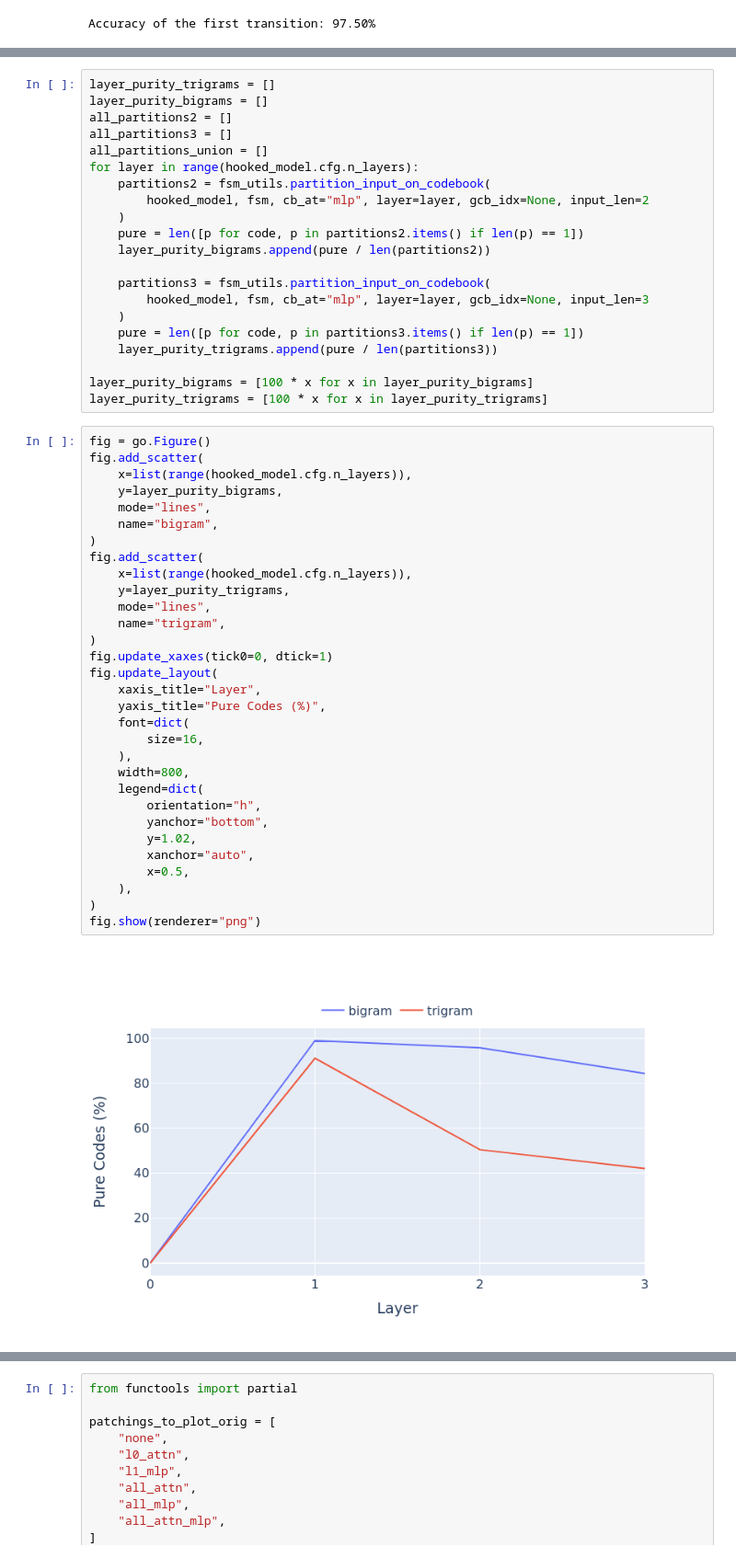
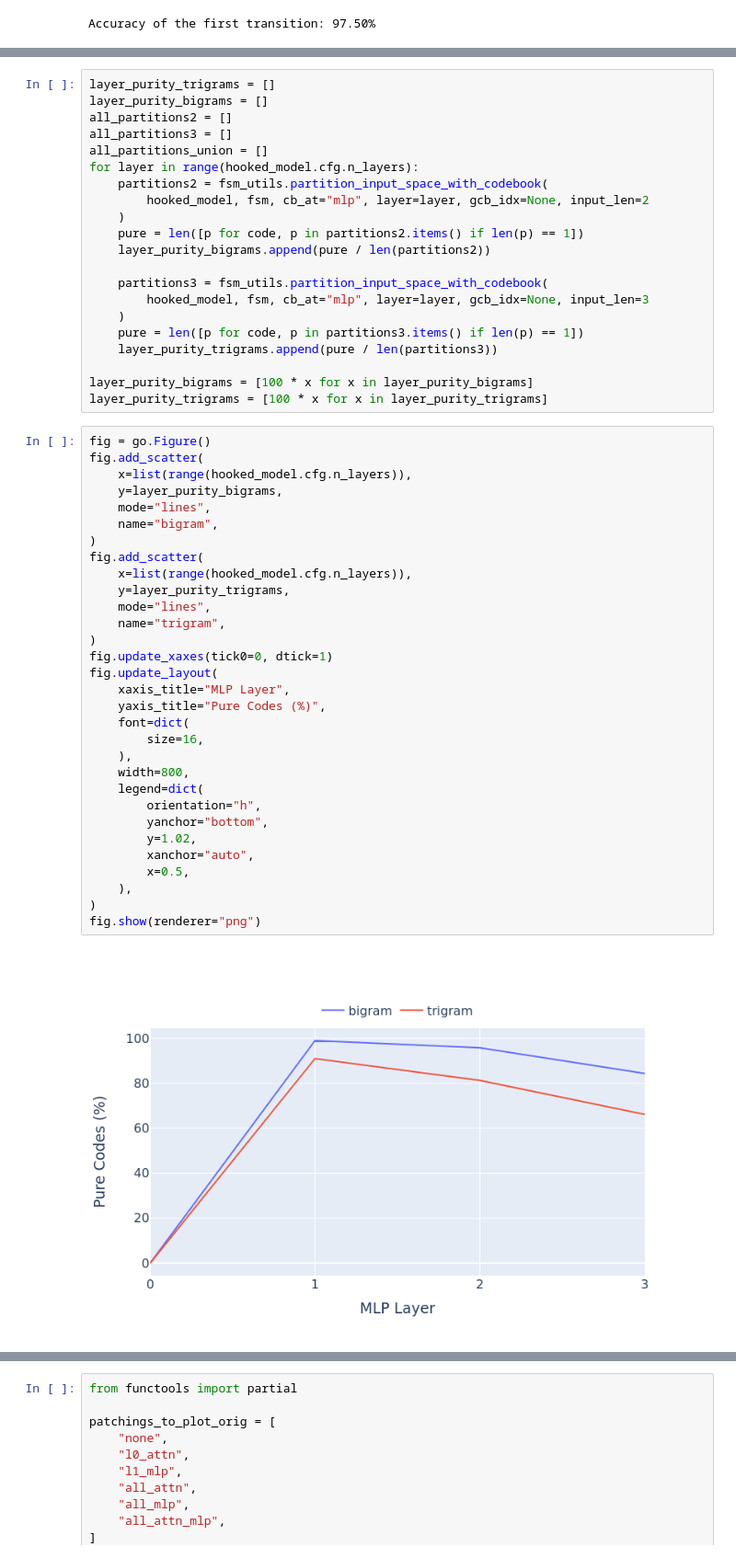
Before and after one commit to taufeeque9/codebook-features, a Jupyter notebook: tutorials/tokfsm.ipynb, the cells around one changed output, grey strips where cells are left out. Shown at 92% size. Saved outputs shown, nothing was run; the diff lists cells and outputs as text.

```diff
--- a/tutorials/tokfsm.ipynb
+++ b/tutorials/tokfsm.ipynb
@@ -127,13 +129,13 @@ all_partitions2 = []
 all_partitions3 = []
 all_partitions_union = []
 for layer in range(hooked_model.cfg.n_layers):
-    partitions2 = fsm_utils.partition_input_on_codebook(
+    partitions2 = fsm_utils.partition_input_space_with_codebook(
         hooked_model, fsm, cb_at="mlp", layer=layer, gcb_idx=None, input_len=2
     )
     pure = len([p for code, p in partitions2.items() if len(p) == 1])
     layer_purity_bigrams.append(pure / len(partitions2))
 
-    partitions3 = fsm_utils.partition_input_on_codebook(
+    partitions3 = fsm_utils.partition_input_space_with_codebook(
         hooked_model, fsm, cb_at="mlp", layer=layer, gcb_idx=None, input_len=3
     )
     pure = len([p for code, p in partitions3.items() if len(p) == 1])
@@ -145,32 +147,32 @@ layer_purity_trigrams = [100 * x for x in layer_purity_trigrams]
 fig = go.Figure()
 fig.add_scatter(
     x=list(range(hooked_model.cfg.n_layers)),
     y=layer_purity_bigrams,
     mode="lines",
     name="bigram",
 )
 fig.add_scatter(
     x=list(range(hooked_model.cfg.n_layers)),
     y=layer_purity_trigrams,
     mode="lines",
     name="trigram",
 )
 fig.update_xaxes(tick0=0, dtick=1)
 fig.update_layout(
-    xaxis_title="Layer",
+    xaxis_title="MLP Layer",
     yaxis_title="Pure Codes (%)",
     font=dict(
         size=16,
     ),
     width=800,
     legend=dict(
         orientation="h",
         yanchor="bottom",
         y=1.02,
         xanchor="auto",
         x=0.5,
     ),
 )
 fig.show(renderer="png")
 # %% [output]
-[figure, old version]
+[figure, new version]
```
Also changed, not shown: parts of 11 cells of this notebook, 3 other files.
